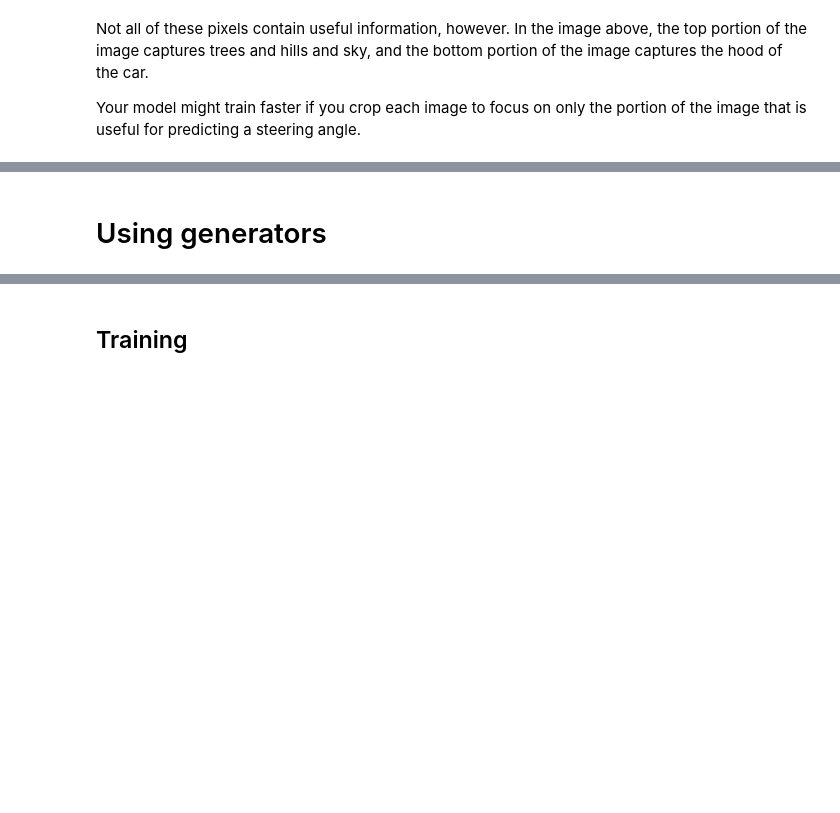
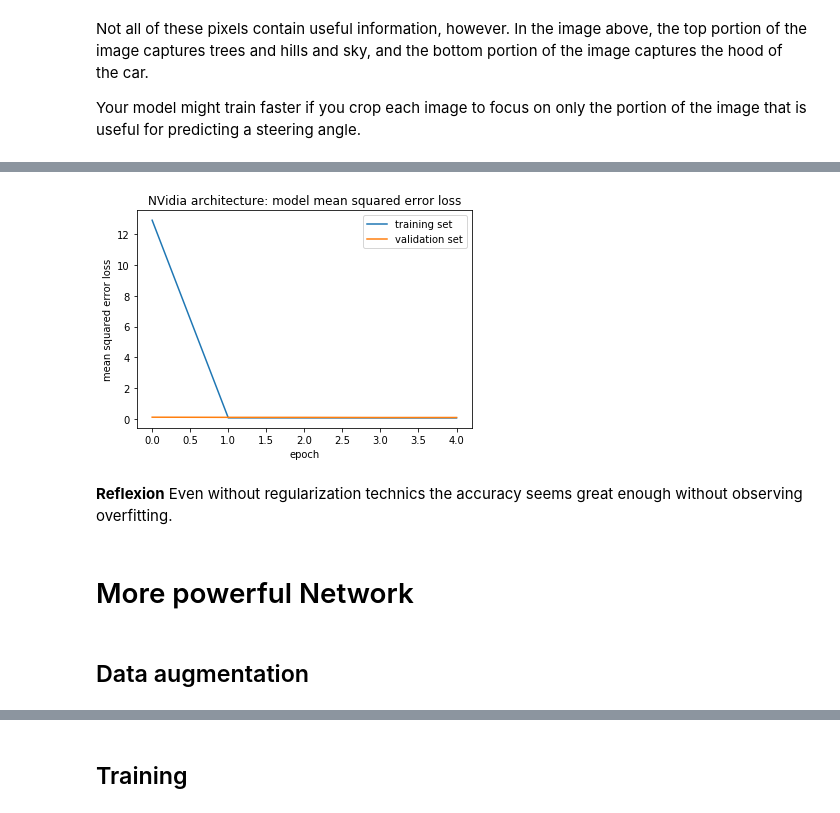
Before and after one commit to sbatururimi/Car-Behavioral-Cloning, a Jupyter notebook: Car Behavioral Cloning.ipynb, the cells around one changed output, grey strips where cells are left out. Saved outputs shown, nothing was run; the diff lists cells and outputs as text; code cells hidden in the pictures; blank space fills up the shorter version.

```diff
--- a/Car Behavioral Cloning.ipynb
+++ b/Car Behavioral Cloning.ipynb
@@ -187,12 +205,13 @@ def Nvidia_CNN(X_train, y_train, input_shape=(160, 320, 3)):
     model.add(Dense(1, kernel_initializer='he_normal'))
 
     model.compile(loss='mse', optimizer='adam')
-    model.fit(X_train, y_train, validation_split=0.2, shuffle=True, epochs=5)
+    history_object = model.fit(X_train, y_train, validation_split=0.2, shuffle=True, epochs=5)
 
     model.save('model_nvidia.h5')
     print("Model saved as model_nvidia.h5")
+    return history_object.history
 # %%
-Nvidia_CNN(X_train, y_train, input_shape=img_shape)
+history = Nvidia_CNN(X_train, y_train, input_shape=img_shape)
 # %% [output]
 Train on 13195 samples, validate on 3299 samples
 Epoch 1/5
@@ -208,6 +227,20 @@ Epoch 5/5
 Model saved as model_nvidia.h5
-# %% [markdown]
-# Using generators
+# %%
+### plot the training and validation loss for each epoch
+plt.plot(history['loss'])
+plt.plot(history['val_loss'])
+plt.title('NVidia architecture: model mean squared error loss')
+plt.ylabel('mean squared error loss')
+plt.xlabel('epoch')
+plt.legend(['training set', 'validation set'], loc='upper right')
+plt.show()
+# %% [output]
+[figure, added]
+# %% [markdown]
+**Reflexion**
+Even without regularization technics the accuracy seems great enough without observing overfitting.
+# %% [markdown]
+# More powerful Network
 # %%
 samples = []
 with open("../data-car-behavioral/driving_log.csv") as csvfile:
@@ -218,0 +275,2 @@ train_samples, validation_samples = train_test_split(samples, test_size=0.2)
+# %% [markdown]
+## Data augmentation
```
Also changed, not shown: parts of 24 cells of this notebook.
